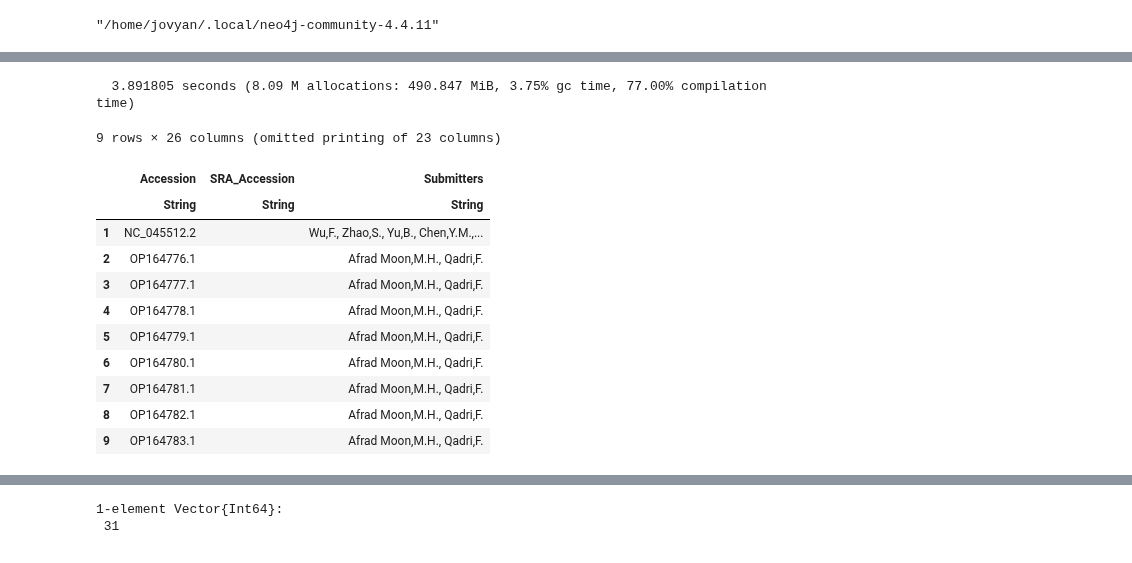
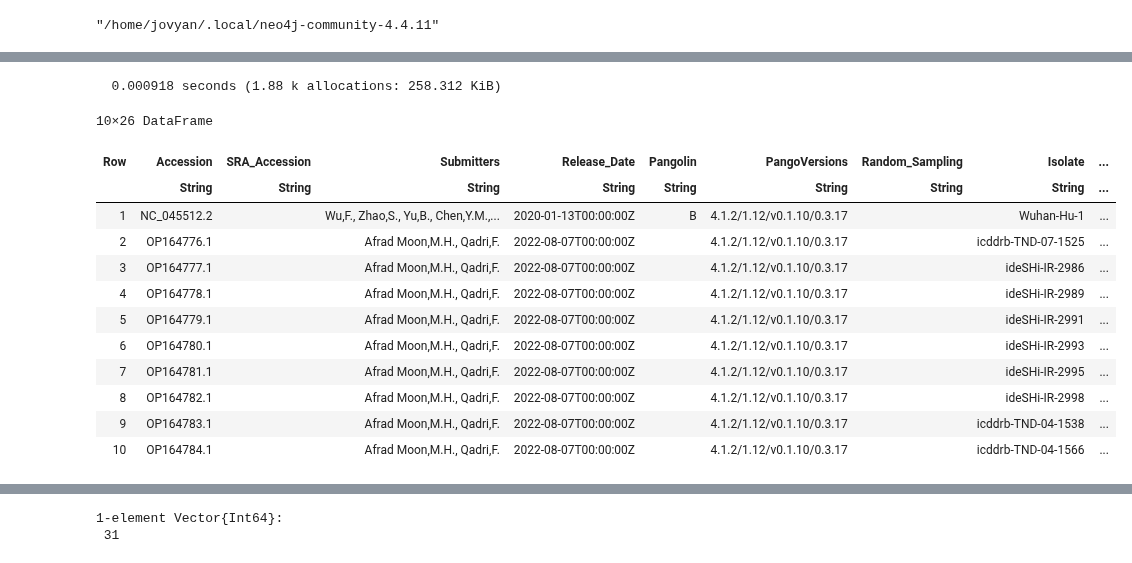
Before and after one commit to cjprybol/Mycelia, a Jupyter notebook: notebooks/scripts/create-pangenome-from-ncbi-viruses-data.ipynb, the cells around one changed output, grey strips where cells are left out. Cells and saved outputs as stored; diff of their text form; code cells hidden in the pictures.

```diff
--- a/notebooks/scripts/create-pangenome-from-ncbi-viruses-data.ipynb
+++ b/notebooks/scripts/create-pangenome-from-ncbi-viruses-data.ipynb
@@ -89,29 +94,30 @@ mkpath(working_directory)
 cd(working_directory)
 # %%
 # f = metadata_file
-n = 10^1
-# n = 10^2
-# n = 10^3
-# n = 10^4
-# n = 10^5
-# n = 10^6
+n = 10^1+1 # complete
+# n = 10^2+1
+# n = 10^3+1
+# n = 10^4+1
+# n = 10^5+1
+# n = 10^6+1
 # n = countlines(metadata_file)
 f = open(`head -n $(n) $metadata_file`)
 @time sequence_metadata = DataFrames.DataFrame(uCSV.read(f, quotes='"', header=1, typedetectrows=100)...)
 # %% [output]
-  3.891805 seconds (8.09 M allocations: 490.847 MiB, 3.75% gc time, 77.00% compilation time)
+  0.000918 seconds (1.88 k allocations: 258.312 KiB)
-9 rows × 26 columns (omitted printing of 23 columns)
+10×26 DataFrame
-|  | Accession | SRA_Accession | Submitters |
-|  | String | String | String |
-| 1 | NC_045512.2 |  | Wu,F., Zhao,S., Yu,B., Chen,Y.M.,... |
-| 2 | OP164776.1 |  | Afrad Moon,M.H., Qadri,F. |
-| 3 | OP164777.1 |  | Afrad Moon,M.H., Qadri,F. |
-| 4 | OP164778.1 |  | Afrad Moon,M.H., Qadri,F. |
-| 5 | OP164779.1 |  | Afrad Moon,M.H., Qadri,F. |
-| 6 | OP164780.1 |  | Afrad Moon,M.H., Qadri,F. |
-| 7 | OP164781.1 |  | Afrad Moon,M.H., Qadri,F. |
-| 8 | OP164782.1 |  | Afrad Moon,M.H., Qadri,F. |
-| 9 | OP164783.1 |  | Afrad Moon,M.H., Qadri,F. |
+| Row | Accession | SRA_Accession | Submitters | Release_Date | Pangolin | PangoVersions | Random_Sampling | Isolate | ... |
+|  | String | String | String | String | String | String | String | String | ... |
+| 1 | NC_045512.2 |  | Wu,F., Zhao,S., Yu,B., Chen,Y.M.,... | 2020-01-13T00:00:00Z | B | 4.1.2/1.12/v0.1.10/0.3.17 |  | Wuhan-Hu-1 | ... |
+| 2 | OP164776.1 |  | Afrad Moon,M.H., Qadri,F. | 2022-08-07T00:00:00Z |  | 4.1.2/1.12/v0.1.10/0.3.17 |  | icddrb-TND-07-1525 | ... |
+| 3 | OP164777.1 |  | Afrad Moon,M.H., Qadri,F. | 2022-08-07T00:00:00Z |  | 4.1.2/1.12/v0.1.10/0.3.17 |  | ideSHi-IR-2986 | ... |
+| 4 | OP164778.1 |  | Afrad Moon,M.H., Qadri,F. | 2022-08-07T00:00:00Z |  | 4.1.2/1.12/v0.1.10/0.3.17 |  | ideSHi-IR-2989 | ... |
+| 5 | OP164779.1 |  | Afrad Moon,M.H., Qadri,F. | 2022-08-07T00:00:00Z |  | 4.1.2/1.12/v0.1.10/0.3.17 |  | ideSHi-IR-2991 | ... |
+| 6 | OP164780.1 |  | Afrad Moon,M.H., Qadri,F. | 2022-08-07T00:00:00Z |  | 4.1.2/1.12/v0.1.10/0.3.17 |  | ideSHi-IR-2993 | ... |
+| 7 | OP164781.1 |  | Afrad Moon,M.H., Qadri,F. | 2022-08-07T00:00:00Z |  | 4.1.2/1.12/v0.1.10/0.3.17 |  | ideSHi-IR-2995 | ... |
+| 8 | OP164782.1 |  | Afrad Moon,M.H., Qadri,F. | 2022-08-07T00:00:00Z |  | 4.1.2/1.12/v0.1.10/0.3.17 |  | ideSHi-IR-2998 | ... |
+| 9 | OP164783.1 |  | Afrad Moon,M.H., Qadri,F. | 2022-08-07T00:00:00Z |  | 4.1.2/1.12/v0.1.10/0.3.17 |  | icddrb-TND-04-1538 | ... |
+| 10 | OP164784.1 |  | Afrad Moon,M.H., Qadri,F. | 2022-08-07T00:00:00Z |  | 4.1.2/1.12/v0.1.10/0.3.17 |  | icddrb-TND-04-1566 | ... |
 # %%
 fastx_files = map(x -> "$(sequences_directory)/$(x).fna", sequence_metadata[!, "Accession"])
 # %% [output]
```
Also changed, not shown: parts of 20 cells of this notebook, 3 other files.
